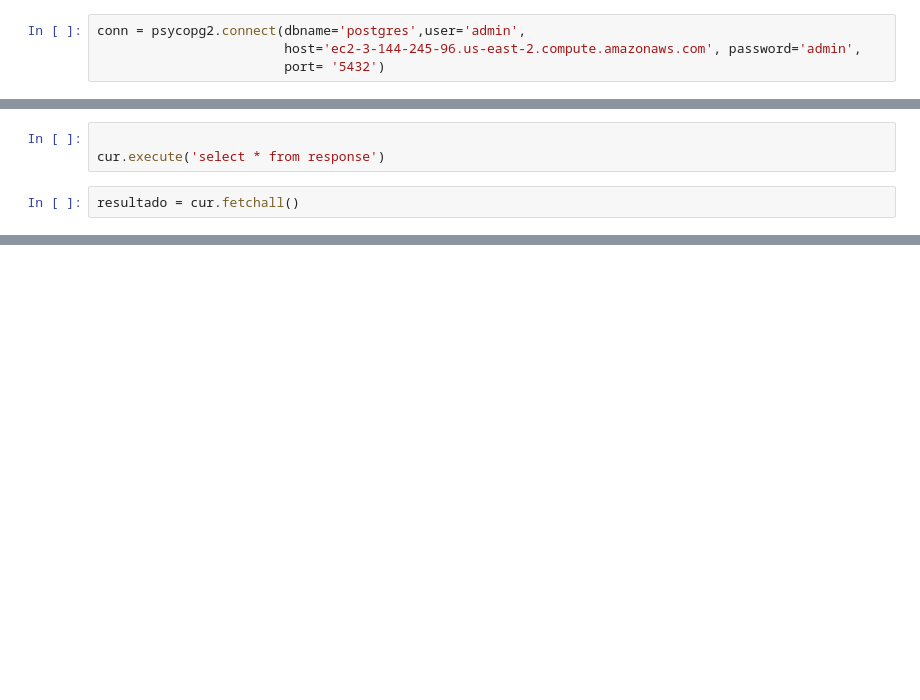
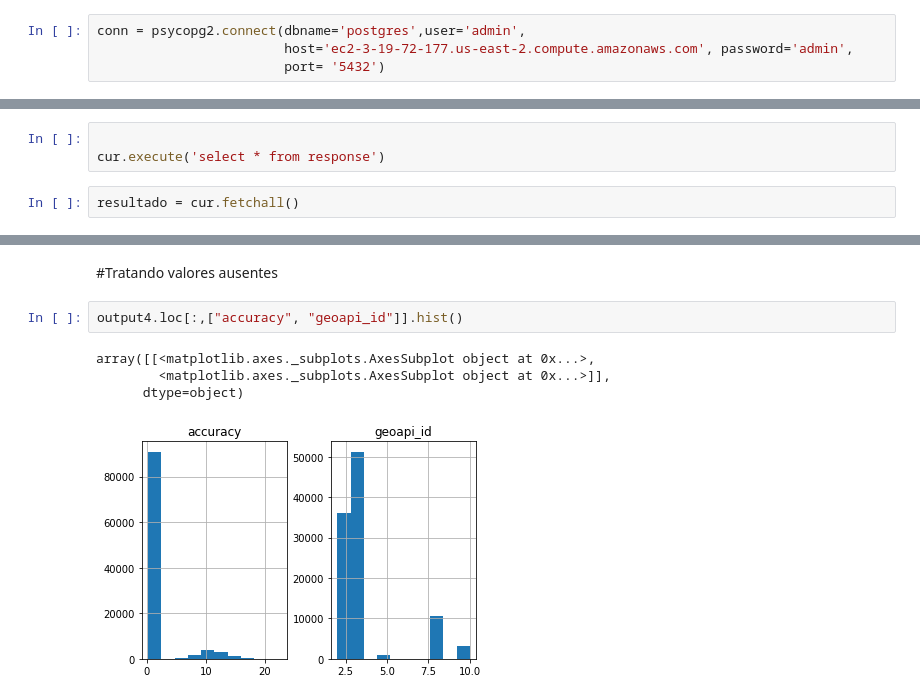
Before and after one commit to Mauricio235/Sprint-4, a Jupyter notebook: Untitled7.ipynb, the cells around one changed output, grey strips where cells are left out. Saved outputs shown, nothing was run; the diff lists cells and outputs as text; blank space fills up the shorter version.

```diff
--- a/Untitled7.ipynb
+++ b/Untitled7.ipynb
@@ -6,4 +29,4 @@ import pandas as pd
 # %%
 conn = psycopg2.connect(dbname='postgres',user='admin',
-                        host='ec2-3-144-245-96.us-east-2.compute.amazonaws.com', password='admin',
+                        host='ec2-3-19-72-177.us-east-2.compute.amazonaws.com', password='admin',
                         port= '5432')
@@ -80,0 +122,9 @@ output4.head(10)
+# %% [markdown]
+#Tratando valores ausentes
+# %%
+output4.loc[:,["accuracy", "geoapi_id"]].hist()
+# %% [output]
+array([[<matplotlib.axes._subplots.AxesSubplot object at 0x...>,
+        <matplotlib.axes._subplots.AxesSubplot object at 0x...>]],
+      dtype=object)
+[figure, added]
```
Also changed, not shown: parts of 12 cells of this notebook.
